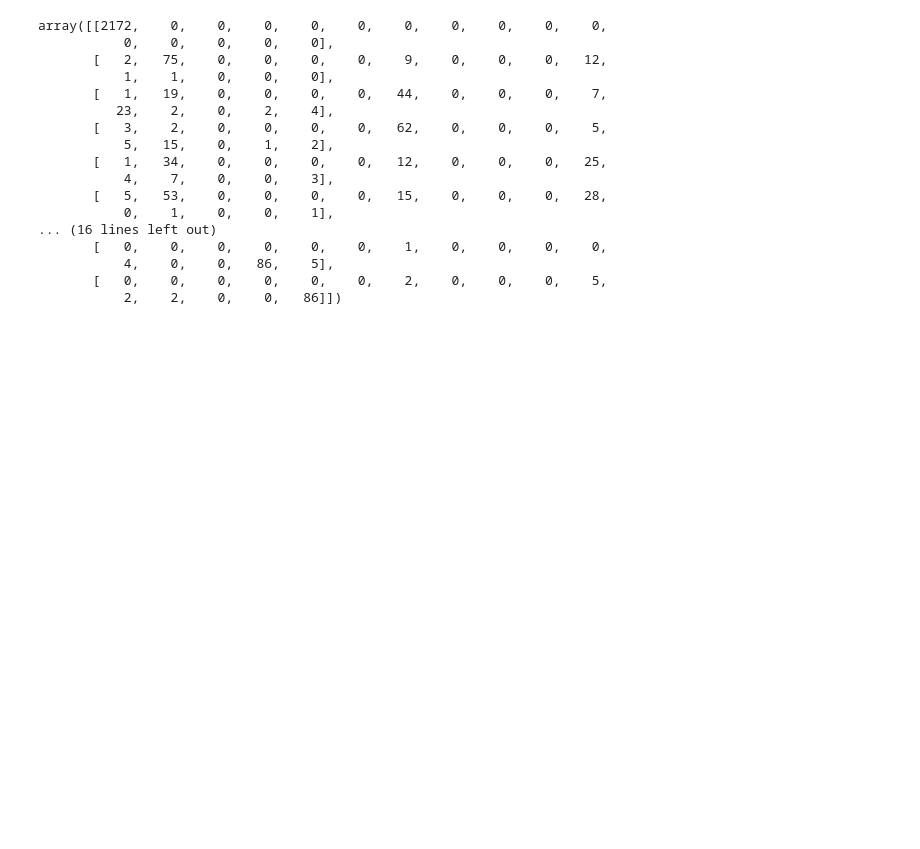
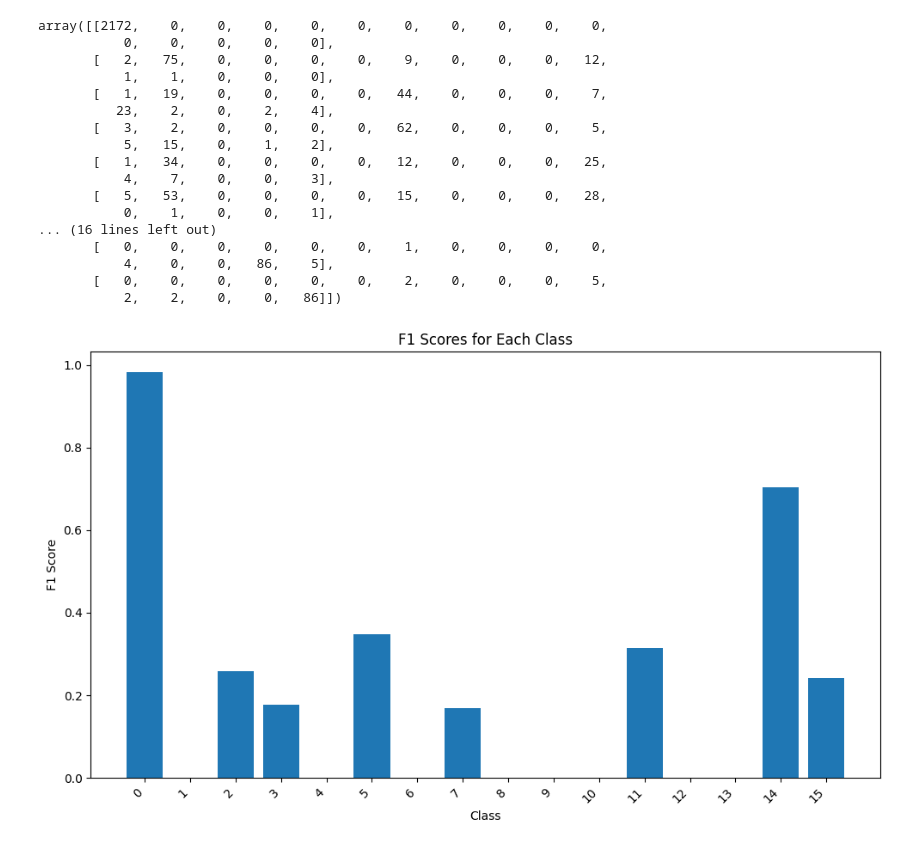
Before and after one commit to paul-dobre/IMU-FALL, a Jupyter notebook: IMU_Fall_Main 15 classes.ipynb, the cells around one changed output. Saved outputs shown, nothing was run; the diff lists cells and outputs as text; code cells hidden in the pictures; blank space fills up the shorter version.

Commit message:
F1 score chart

```diff
--- a/IMU_Fall_Main 15 classes.ipynb
+++ b/IMU_Fall_Main 15 classes.ipynb
@@ -926,3 +922,38 @@ array([[2172,    0,    0,    0,    0,    0,    0,    0,    0,    0,    0,
            4,    0,    0,   86,    5],
        [   0,    0,    0,    0,    0,    0,    2,    0,    0,    0,    5,
            2,    2,    0,    0,   86]])
+# %%
+#plot bar chart of f1 scores for each class
+
+all_preds = []
+all_labels = []
+
+model.eval()
+with torch.no_grad():
+    for inputs, labels in test_loader:
+        inputs = inputs.unsqueeze(1).unsqueeze(-2)
+
+        outputs = model(inputs)
+        _, preds = torch.max(outputs, 1)
+
+        all_preds.extend(preds.cpu().numpy())  # Store predictions
+        all_labels.extend(labels.cpu().numpy())  # Store true labels
+
+# Get the classification report
+report = classification_report(test_labels, all_preds, output_dict=True)
+
+# Extract F1 scores for each class
+class_names = list(report.keys())[:-3]  # Exclude 'accuracy', 'macro avg', 'weighted avg'
+f1_scores = [report[class_name]['f1-score'] for class_name in class_names]
+
+# Create the bar chart
+plt.figure(figsize=(10, 6))
+plt.bar(class_names, f1_scores)
+plt.xlabel('Class')
+plt.ylabel('F1 Score')
+plt.title('F1 Scores for Each Class')
+plt.xticks(rotation=45, ha='right')  # Rotate x-axis labels for better readability
+plt.tight_layout()
+plt.show()
+# %% [output]
+[figure, added]
```
Also changed, not shown: parts of 6 cells of this notebook.
